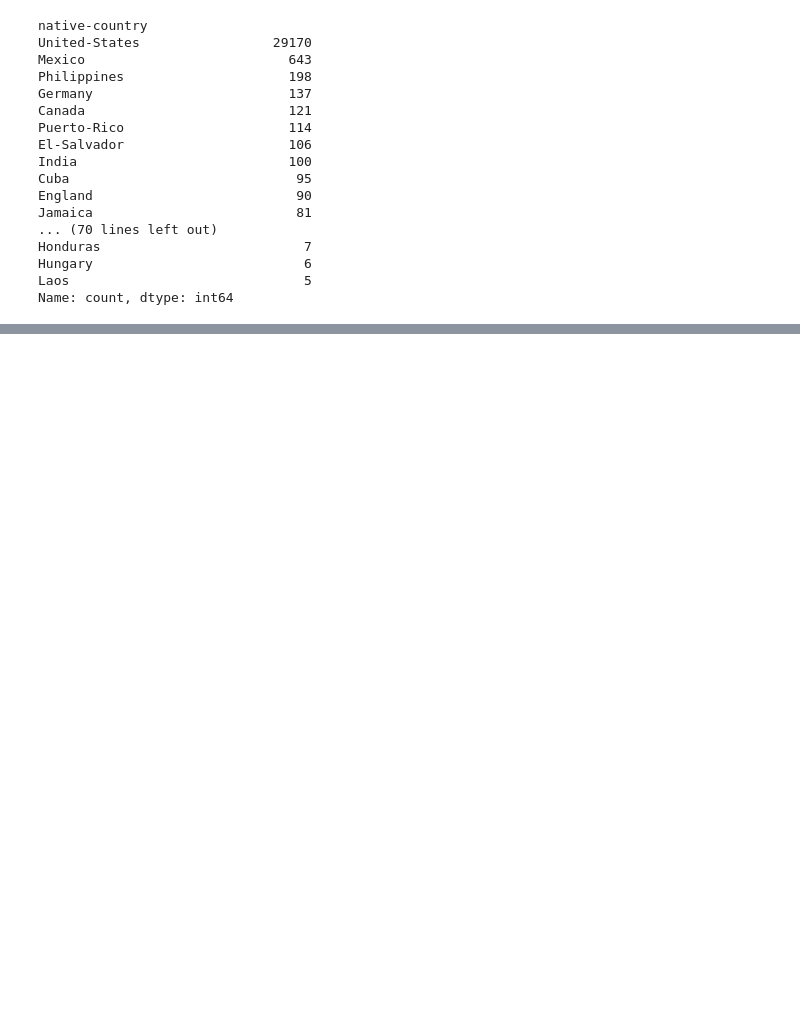
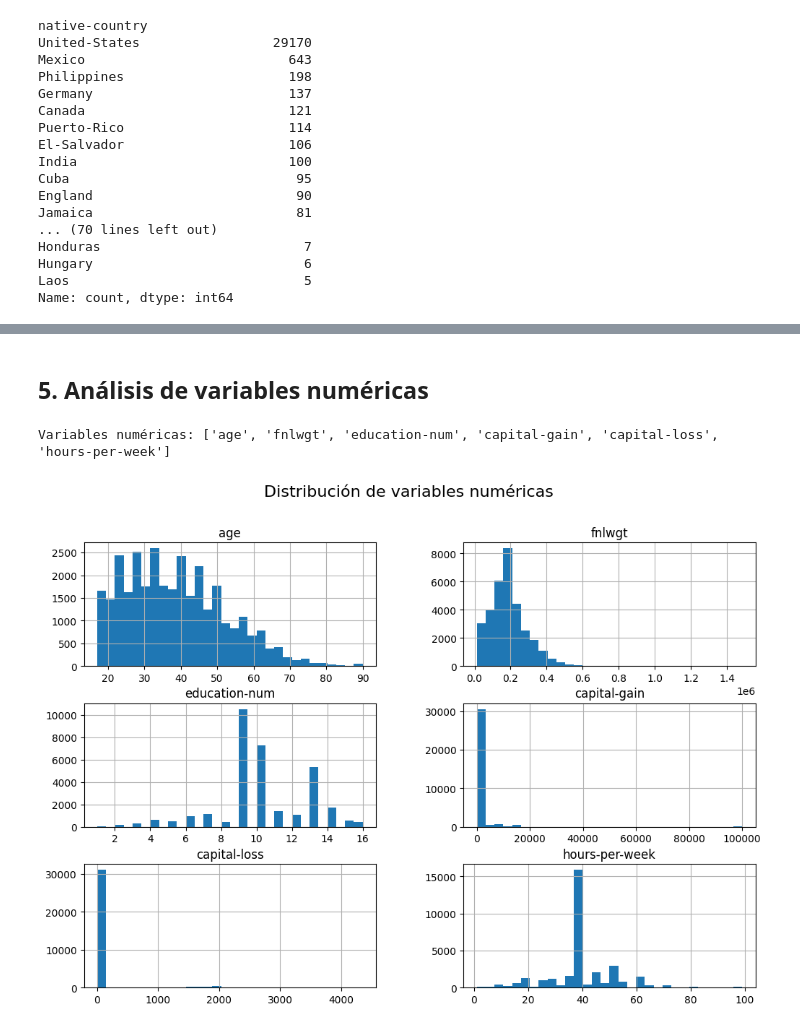
Before and after one commit to roberto-fh/rfh_testdatascience_1, a Jupyter notebook: notebooks/EDA.ipynb, the cells around one changed output, grey strips where cells are left out. Cells and saved outputs as stored; diff of their text form; code cells hidden in the pictures; blank space fills up the shorter version.

```diff
--- a/notebooks/EDA.ipynb
+++ b/notebooks/EDA.ipynb
@@ -344,0 +499,15 @@ Name: count, dtype: int64
+# %% [markdown]
+## 5. Análisis de variables numéricas
+# %%
+# Identificar variables categóricas
+num_cols = df_train.select_dtypes(include=['int64', 'float64']).columns
+print("Variables numéricas:", list(num_cols))
+# %% [output]
+Variables numéricas: ['age', 'fnlwgt', 'education-num', 'capital-gain', 'capital-loss', 'hours-per-week']
+# %%
+# Histogramas
+df_train[num_cols].hist(figsize=(12, 8), bins=30)
+plt.suptitle("Distribución de variables numéricas", fontsize=16)
+plt.show()
+# %% [output]
+[figure, added]
```
Also changed, not shown: parts of 40 cells of this notebook, 1 other file.
